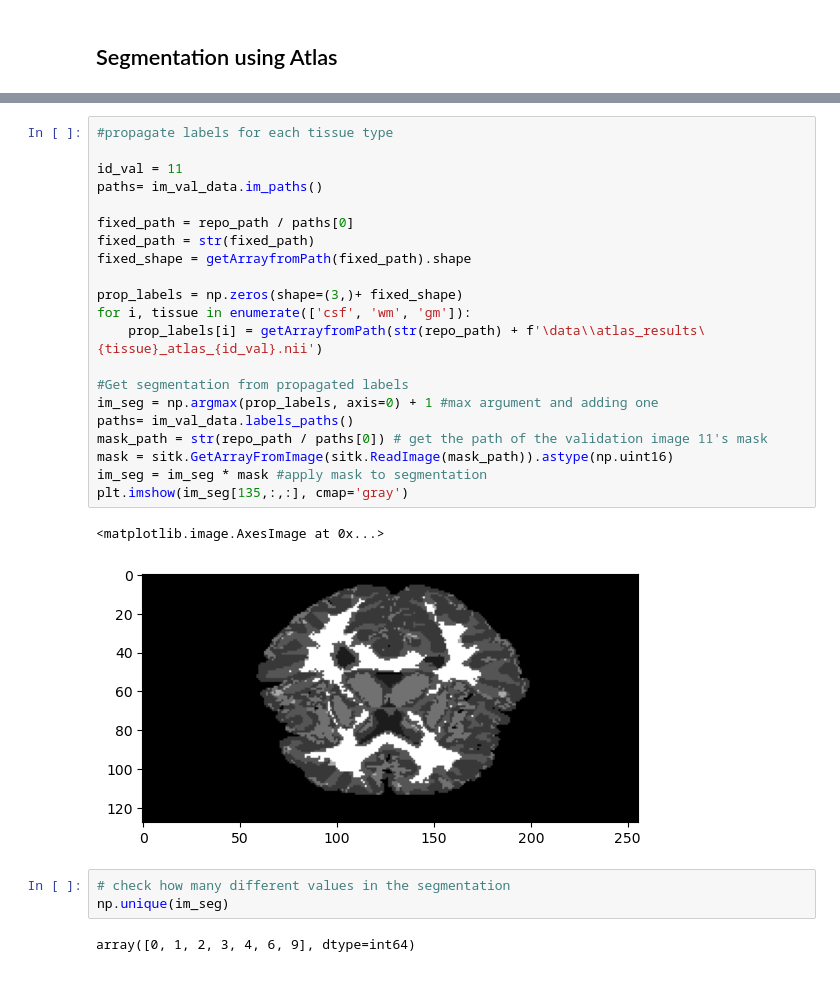
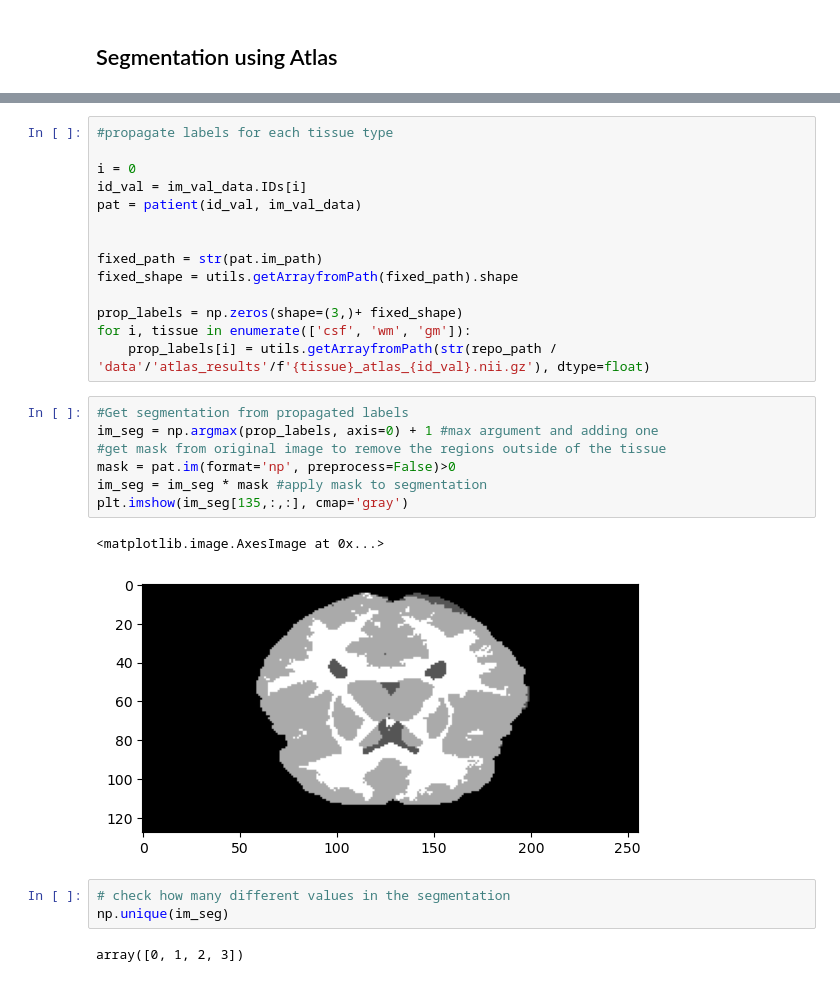
Before and after one commit to cansuyalcinn/brain-tissue-segmentation-challenge, a Jupyter notebook: notebooks/MEAN_atlas.ipynb, the cells around one changed output, grey strips where cells are left out. Drawn from its saved outputs; the diff is of its cells as text.

```diff
--- a/notebooks/MEAN_atlas.ipynb
+++ b/notebooks/MEAN_atlas.ipynb
@@ -213,29 +198,29 @@ def getArrayfromPath(image_path, dtype = np.uint16):
 # %%
 #propagate labels for each tissue type
 
-id_val = 11
-paths= im_val_data.im_paths()
+i = 0
+id_val = im_val_data.IDs[i]
+pat = patient(id_val, im_val_data)
 
-fixed_path = repo_path / paths[0]
-fixed_path = str(fixed_path)
-fixed_shape = getArrayfromPath(fixed_path).shape
+
+fixed_path = str(pat.im_path)
+fixed_shape = utils.getArrayfromPath(fixed_path).shape
 
 prop_labels = np.zeros(shape=(3,)+ fixed_shape)
 for i, tissue in enumerate(['csf', 'wm', 'gm']):
-    prop_labels[i] = getArrayfromPath(str(repo_path) + f'\data\\atlas_results\{tissue}_atlas_{id_val}.nii')
-
-#Get segmentation from propagated labels
-im_seg = np.argmax(prop_labels, axis=0) + 1 #max argument and adding one
-paths= im_val_data.labels_paths()
-mask_path = str(repo_path / paths[0]) # get the path of the validation image 11's mask
-mask = sitk.GetArrayFromImage(sitk.ReadImage(mask_path)).astype(np.uint16)
-im_seg = im_seg * mask #apply mask to segmentation
-plt.imshow(im_seg[135,:,:], cmap='gray')
+    prop_labels[i] = utils.getArrayfromPath(str(repo_path / 'data'/'atlas_results'/f'{tissue}_atlas_{id_val}.nii.gz'), dtype=float)
-# %% [output]
-<matplotlib.image.AxesImage at 0x...>
-[figure, removed]
+# %%
+#Get segmentation from propagated labels
+im_seg = np.argmax(prop_labels, axis=0) + 1 #max argument and adding one
+#get mask from original image to remove the regions outside of the tissue
+mask = pat.im(format='np', preprocess=False)>0
+im_seg = im_seg * mask #apply mask to segmentation
+plt.imshow(im_seg[135,:,:], cmap='gray')
+# %% [output]
+<matplotlib.image.AxesImage at 0x...>
+[figure, added]
 # %%
 # check how many different values in the segmentation
 np.unique(im_seg)
 # %% [output]
-array([0, 1, 2, 3, 4, 6, 9], dtype=int64)
+array([0, 1, 2, 3])
```
Also changed, not shown: parts of 11 cells of this notebook.
